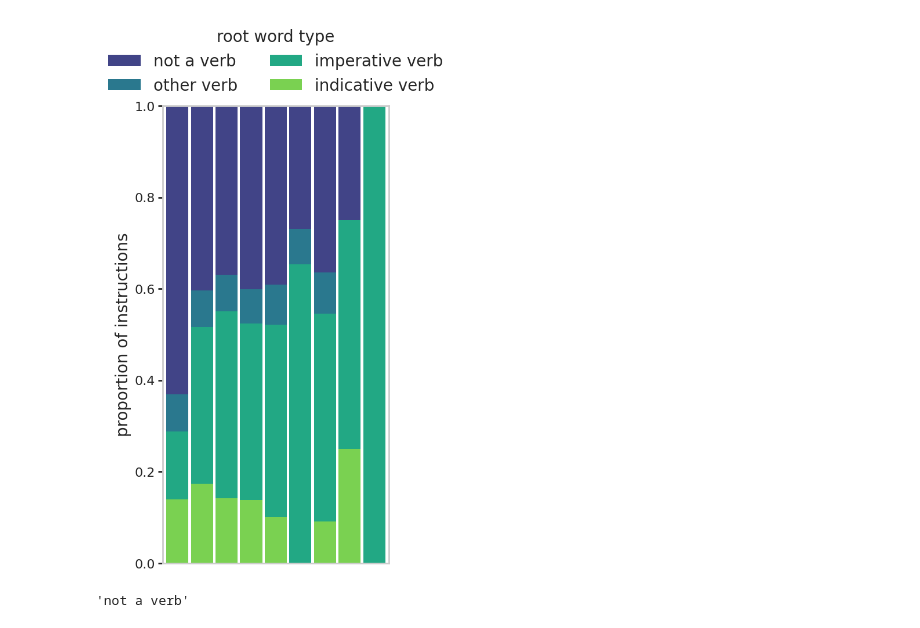
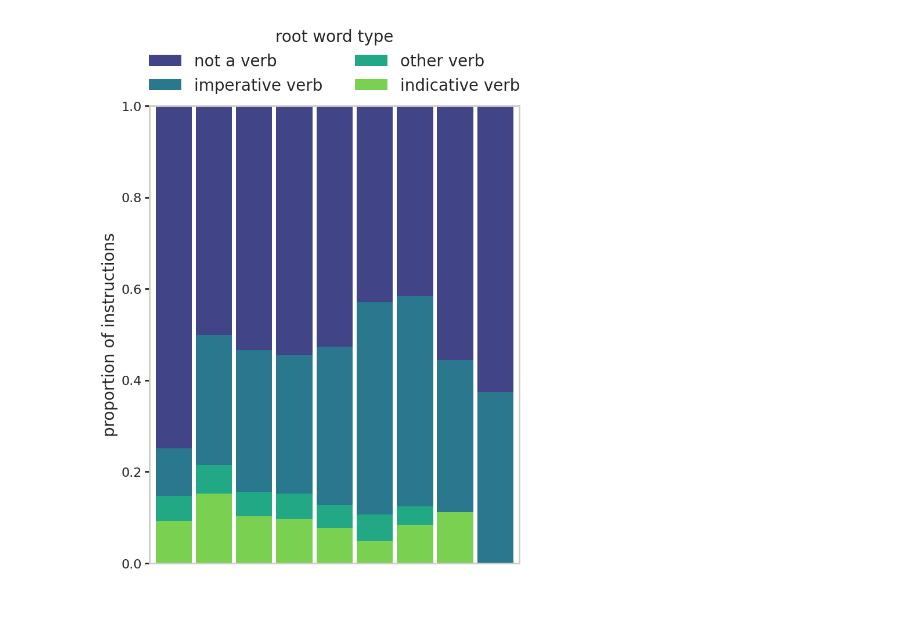
Before and after one commit to AutodeskAILab/mrCAD, a Jupyter notebook: experiments/analyze-language.ipynb, the cells around one changed output. Saved outputs shown, nothing was run; the diff lists cells and outputs as text; code cells hidden in the pictures.

```diff
--- a/experiments/analyze-language.ipynb
+++ b/experiments/analyze-language.ipynb
@@ -43,0 +50,15 @@ with jsonlines.open(Path(ENV["DATA_DIR"]) / "eval_verified_complete.jsonl") as r
+# %%
+DEFAULT_THRESHOLDS = [
+            0.05,
+            0.110206,
+            0.14542425,
+            0.170412,
+            0.189794,
+            0.20563025,
+            0.21901961,
+            0.230618,
+            0.2408485,
+            0.25,
+        ]
+SUCCESS_CUTOFF = 0.2
+MRCAD_PRECISION = 2
@@ -43,0 +474,2 @@ with jsonlines.open(Path(ENV["DATA_DIR"]) / "eval_verified_complete.jsonl") as r
+# %%
+df = pd.read_csv("df_rounds_full_upload_0.csv")
@@ -166,2 +621,0 @@ dtype: int64
-# %%
-df['round_type'] = df.round_num.apply(lambda x: "generate" if x == 1 else "refine")
@@ -228,95 +663,39 @@ def get_verb_mood(row):
     else:
         return "not a verb"
 
-
-# Add the category column
-# df['root_category'] = df.apply(categorize_root, axis=1)
-
 df["verb_mood"] = df.apply(get_verb_mood, axis=1)
 
-# df_filtered = df[(df.round_num <= 6)] # &(df.root_verb != "be")]
-
-# # Calculate the crosstab of counts
-# counts = pd.crosstab(df_filtered['round_num'], df_filtered['verb_mood'])
-
-# # Calculate proportions
-# props = counts.div(counts.sum(axis=1), axis=0)
-
-# # Create a figure
-# fig, ax = plt.subplots(figsize=(12, 8))
-
-# # Plot stacked bars
-# props.plot(kind='bar', stacked=True, ax=ax, colormap='viridis')
-
-# # Customize the plot with seaborn styling
-# sns.despine(left=True)  # Remove the left spine for a cleaner look
-
-# # Add percentage labels to the segments
-# for i, (idx, row) in enumerate(props.iterrows()):
-#     cumulative = 0
-#     for col in props.columns:
-#         if row[col] > 0.05:  # Only label segments that are large enough
-#             ax.text(
-#                 i,
-#                 cumulative + row[col]/2,
-#                 f"{row[col]:.1%}",
-#                 ha='center',
-#                 va='center',
-#                 fontweight='bold'
-#             )
-#         cumulative += row[col]
-
-# # Improve the aesthetics
-# plt.title('Proportion of Root Mood by Round Number', fontsize=16)
-# plt.xlabel('Round Number', fontsize=14)
-# plt.ylabel('Proportion', fontsize=14)
-# plt.legend(title='Root Type', bbox_to_anchor=(1.05, 1), loc='upper left')
-# plt.xticks(rotation=45)
-# plt.tight_layout()
-
-# # Show the plot
-# plt.show()
-
-fig, ax = plt.subplots(figsize=(6, 10))
+fig, ax = plt.subplots(figsize=(8, 10))
 
 sns.histplot(
     df,
     x="round_num",
     hue="verb_mood",
     multiple="fill",
     stat="proportion",
     legend=True,
     shrink=0.9,
     binwidth=1,
     alpha=1,
     palette="viridis",
     ax=ax,
 )
 
 legend = ax.get_legend()
 legend.remove()
 
 ax.legend(handles=legend.legend_handles, labels=[t._text for t in legend.texts], title='root word type', loc='upper center',
     bbox_to_anchor=(0.5, 1.2), ncol=2)
 
 ax.grid(False)
 
 plt.ylabel("proportion of instructions")
 plt.xlabel("round")
 plt.xlim(0.9, 10.1)
 plt.xticks([])
 plt.xlabel("")
 
-# for spine in fig.gca().spines.values():
-#     spine.set_linewidth(2)
-#     spine.set_color("black")
-#     spine.set_zorder(1)
-
 plt.tight_layout()
 plt.savefig('root_words.pdf', bbox_inches='tight')
 # %% [output]
-[figure, old version]
+[figure, new version]
-# %%
-legend.texts[0]._text #__dict__.keys()
-# %% [output]
-'not a verb'
```
Also changed, not shown: parts of 26 cells of this notebook.
